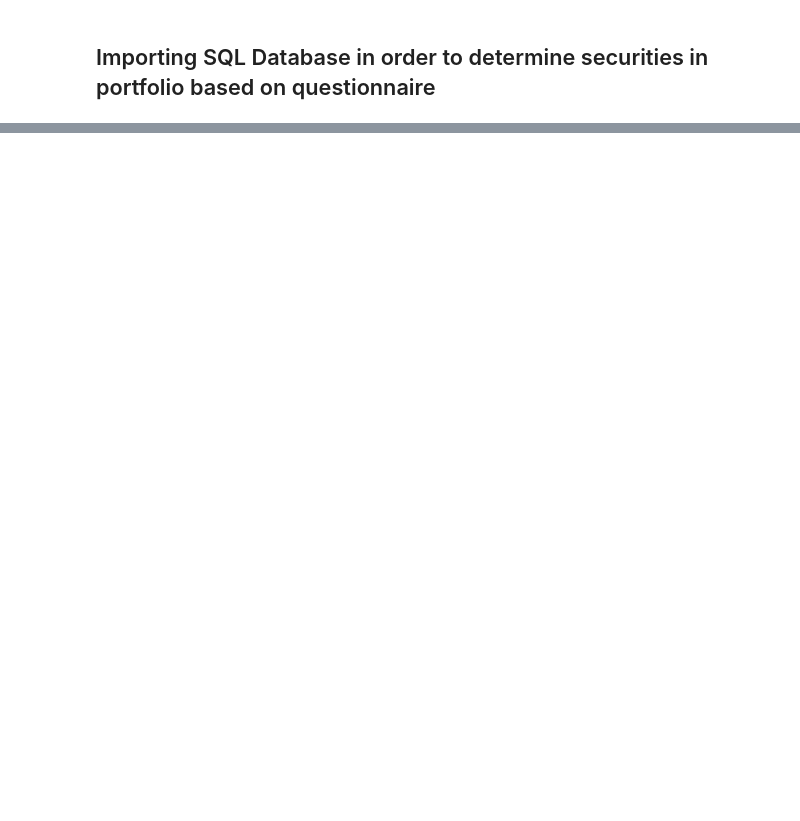
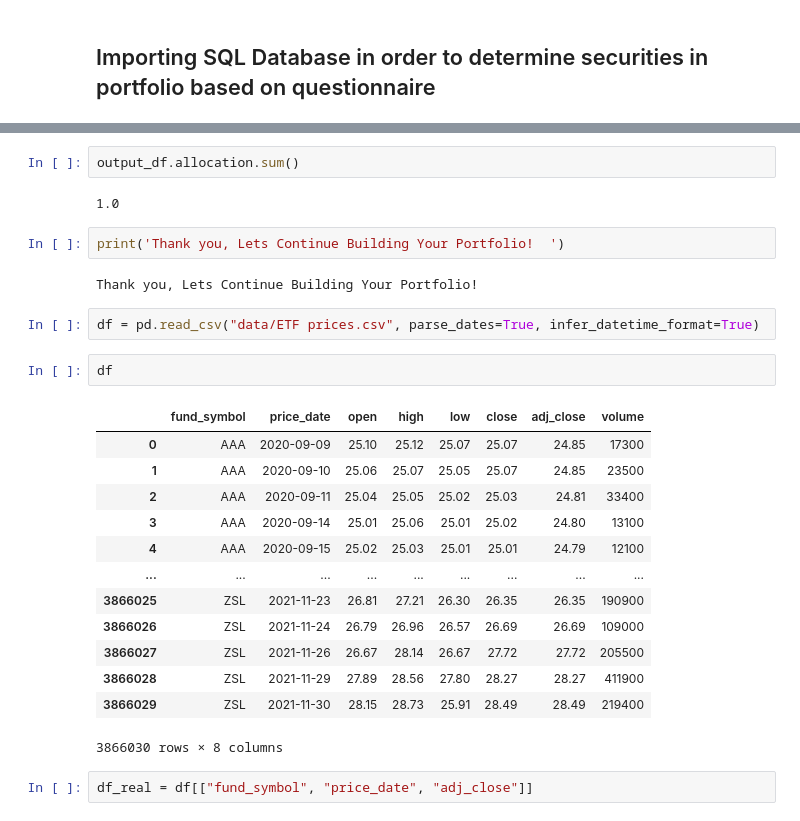
Before and after one commit to ammo888/nu_project1, a Jupyter notebook: portfolio_selection.ipynb, the cells around one changed output, grey strips where cells are left out. Cells and saved outputs as stored; diff of their text form; blank space fills up the shorter version.

```diff
--- a/portfolio_selection.ipynb
+++ b/portfolio_selection.ipynb
@@ -125,0 +237,28 @@ NameError: name 'BondAllocation' is not defined
+# %%
+output_df.allocation.sum()
+# %% [output]
+1.0
+# %%
+print('Thank you, Lets Continue Building Your Portfolio!  ')
+# %% [output]
+Thank you, Lets Continue Building Your Portfolio!
+# %%
+df = pd.read_csv("data/ETF prices.csv", parse_dates=True, infer_datetime_format=True)
+# %%
+df
+# %% [output]
+|  | fund_symbol | price_date | open | high | low | close | adj_close | volume |
+| 0 | AAA | 2020-09-09 | 25.10 | 25.12 | 25.07 | 25.07 | 24.85 | 17300 |
+| 1 | AAA | 2020-09-10 | 25.06 | 25.07 | 25.05 | 25.07 | 24.85 | 23500 |
+| 2 | AAA | 2020-09-11 | 25.04 | 25.05 | 25.02 | 25.03 | 24.81 | 33400 |
+| 3 | AAA | 2020-09-14 | 25.01 | 25.06 | 25.01 | 25.02 | 24.80 | 13100 |
+| 4 | AAA | 2020-09-15 | 25.02 | 25.03 | 25.01 | 25.01 | 24.79 | 12100 |
+| ... | ... | ... | ... | ... | ... | ... | ... | ... |
+| 3866025 | ZSL | 2021-11-23 | 26.81 | 27.21 | 26.30 | 26.35 | 26.35 | 190900 |
+| 3866026 | ZSL | 2021-11-24 | 26.79 | 26.96 | 26.57 | 26.69 | 26.69 | 109000 |
+| 3866027 | ZSL | 2021-11-26 | 26.67 | 28.14 | 26.67 | 27.72 | 27.72 | 205500 |
+| 3866028 | ZSL | 2021-11-29 | 27.89 | 28.56 | 27.80 | 28.27 | 28.27 | 411900 |
+| 3866029 | ZSL | 2021-11-30 | 28.15 | 28.73 | 25.91 | 28.49 | 28.49 | 219400 |
+3866030 rows × 8 columns
+# %%
+df_real = df[["fund_symbol", "price_date", "adj_close"]]
```
Also changed, not shown: parts of 39 cells of this notebook, 2 other files.
